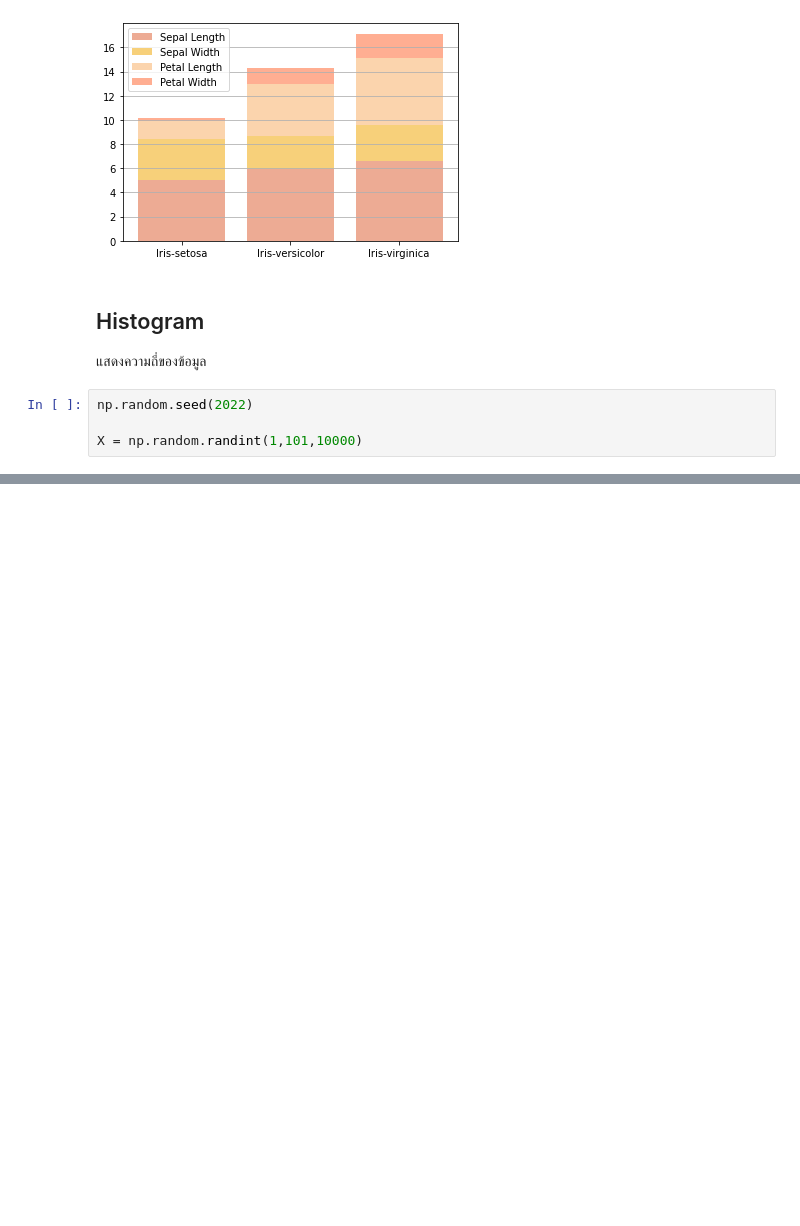
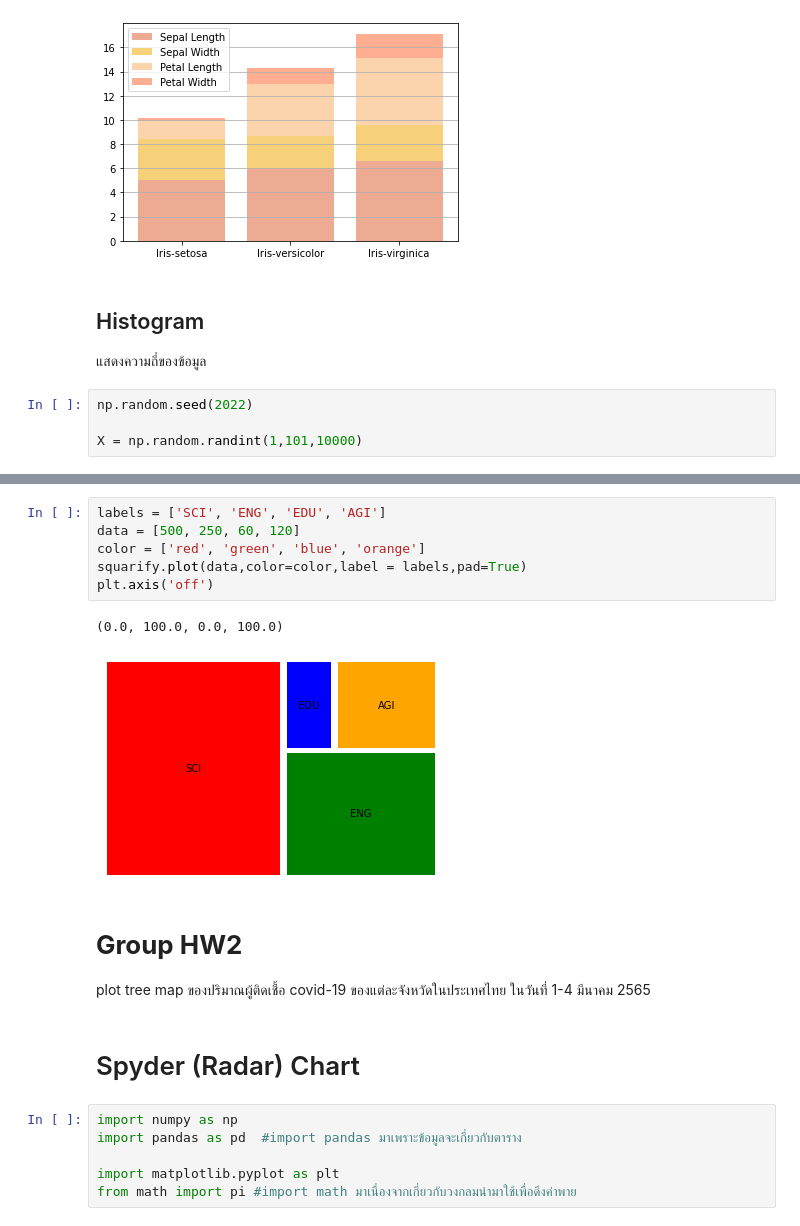
Before and after one commit to SupawadeeKhamthuy/data_viz_2022, a Jupyter notebook: DataViz04_Data_Comparison.ipynb, the cells around one changed output, grey strips where cells are left out. Cells and saved outputs as stored; diff of their text form; blank space fills up the shorter version.

Commit message:
Tree Map and Spyder

```diff
--- a/DataViz04_Data_Comparison.ipynb
+++ b/DataViz04_Data_Comparison.ipynb
@@ -307,0 +365,21 @@ histout[1]
+# %%
+labels = ['SCI', 'ENG', 'EDU', 'AGI']
+data = [500, 250, 60, 120]
+color = ['red', 'green', 'blue', 'orange']
+squarify.plot(data,color=color,label = labels,pad=True)
+plt.axis('off')
+# %% [output]
+(0.0, 100.0, 0.0, 100.0)
+[figure, added]
+# %% [markdown]
+# **Group HW2**
+
+plot tree map ของปริมาณผู้ติดเชื้อ covid-19 ของแต่ละจังหวัดในประเทศไทย ในวันที่ 1-4 มีนาคม 2565
+# %% [markdown]
+# Spyder (Radar) Chart
+# %%
+import numpy as np
+import pandas as pd  #import pandas มาเพราะข้อมูลจะเกี่ยวกับตาราง
+
+import matplotlib.pyplot as plt
+from math import pi #import math มาเนื่องจากเกี่ยวกับวงกลมนำมาใช้เพื่อดึงค่าพาย
```
Also changed, not shown: parts of 24 cells of this notebook.
